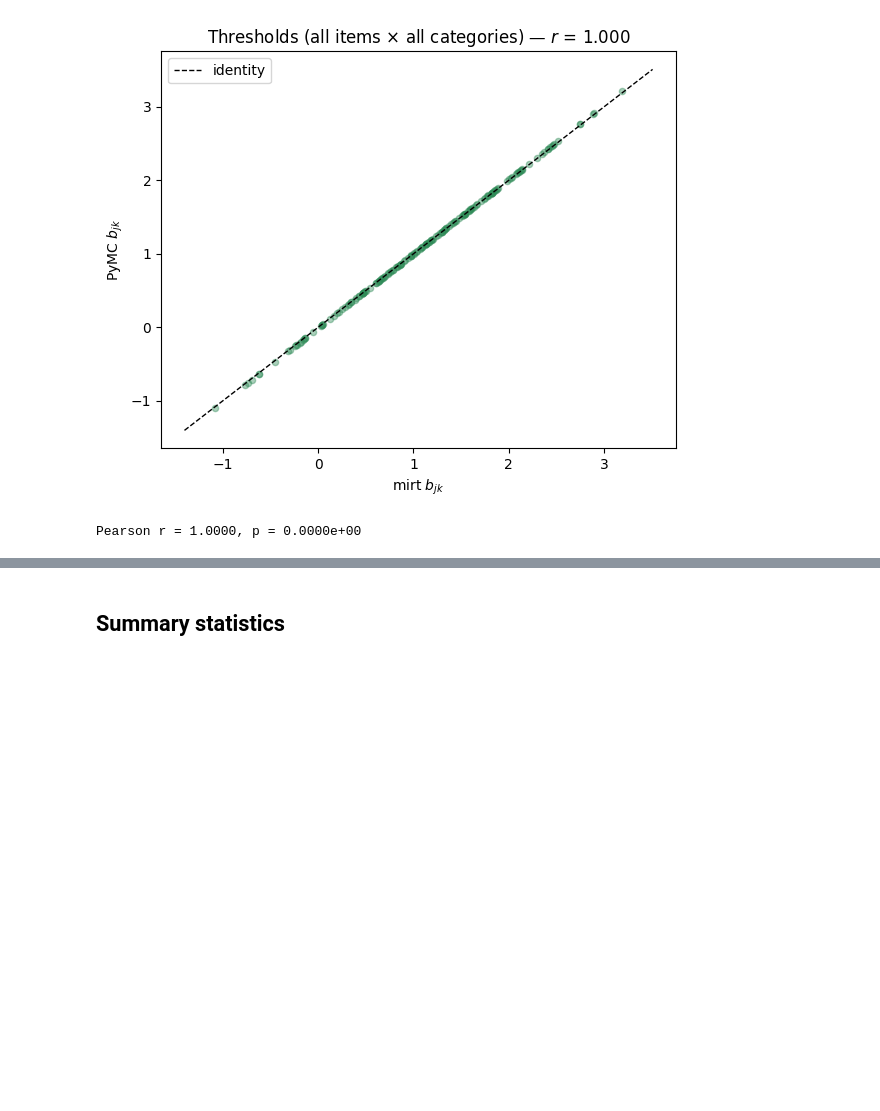
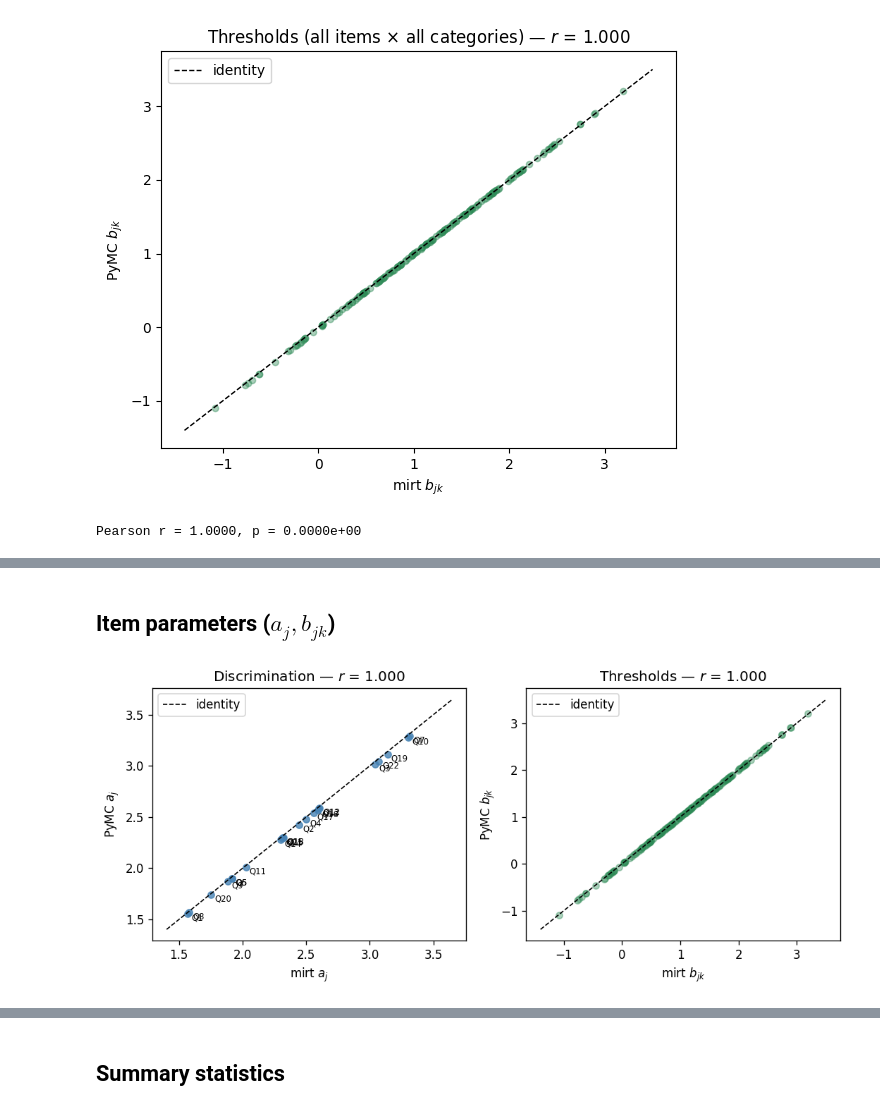
Before and after one commit to nigimitama/grm-pymc-mirt, a Jupyter notebook: compare-params.ipynb, the cells around one changed output, grey strips where cells are left out. Cells and saved outputs as stored; diff of their text form; code cells hidden in the pictures; blank space fills up the shorter version.

```diff
--- a/compare-params.ipynb
+++ b/compare-params.ipynb
@@ -142,0 +143,45 @@ plt.show()
+# %% [markdown]
+## Item parameters ($a_j, b_{jk}$)
+# %%
+fig, axes = plt.subplots(1, 2, figsize=(9, 4), dpi=120)
+
+# a
+a_mirt = mirt["a"].values
+a_pymc = pymc["a"].values
+
+r, pval = stats.pearsonr(a_mirt, a_pymc)
+lo = min(a_mirt.min(), a_pymc.min()) * 0.9
+hi = max(a_mirt.max(), a_pymc.max()) * 1.1
+
+ax = axes[0]
+ax.scatter(a_mirt, a_pymc, s=30, alpha=0.8, color="steelblue")
+for i, item in enumerate(items):
+    ax.annotate(item, (a_mirt[i], a_pymc[i] - 0.1), fontsize=7,
+                xytext=(3, 3), textcoords="offset points")
+ax.plot([lo, hi], [lo, hi], "k--", lw=1, label="identity")
+ax.set_xlabel("mirt $a_j$")
+ax.set_ylabel("PyMC $a_j$")
+ax.set_title(f"Discrimination — $r$ = {r:.3f}")
+ax.legend(fontsize=10)
+
+# b
+ax = axes[1]
+b_mirt = mirt[b_cols].values.ravel()   # (J * (K-1),)
+b_pymc = pymc[b_cols].values.ravel()
+
+r_b, pval_b = stats.pearsonr(b_mirt, b_pymc)
+lo_b = min(b_mirt.min(), b_pymc.min()) - 0.3
+hi_b = max(b_mirt.max(), b_pymc.max()) + 0.3
+
+ax.scatter(b_mirt, b_pymc, s=30, alpha=0.4, color="seagreen")
+ax.plot([lo_b, hi_b], [lo_b, hi_b], "k--", lw=1, label="identity")
+ax.set_xlabel("mirt $b_{jk}$")
+ax.set_ylabel("PyMC $b_{jk}$")
+ax.set_title(f"Thresholds — $r$ = {r_b:.3f}")
+ax.legend(fontsize=10)
+
+plt.tight_layout()
+plt.show()
+fig.savefig("./results/item_params.png")
+# %% [output]
+[figure, added]
```
Also changed, not shown: parts of 7 cells of this notebook, 3 other files.
